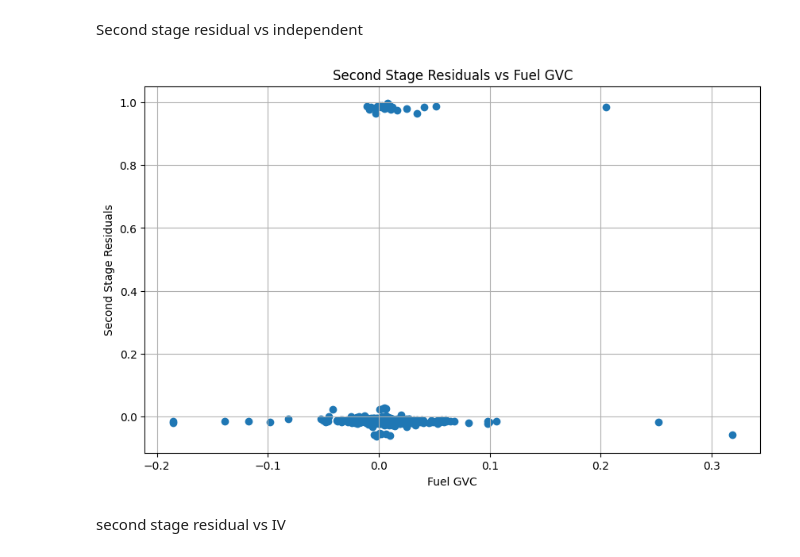
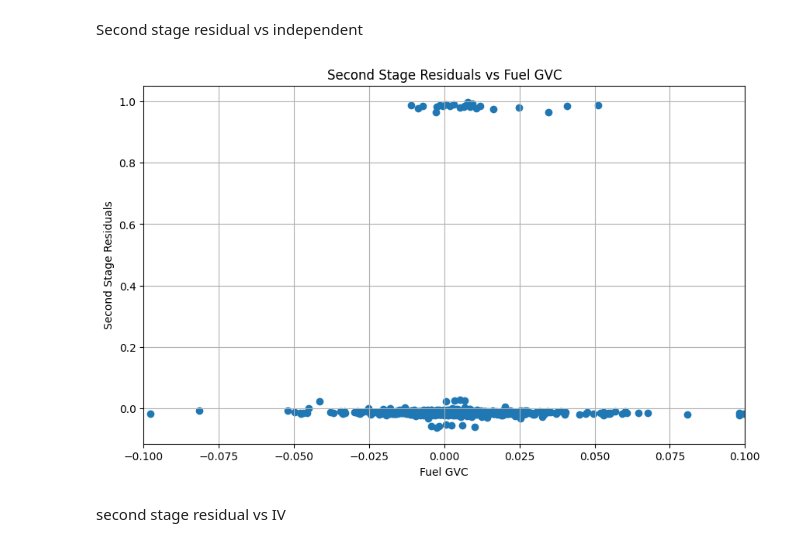
Before and after one commit to wanranzhao/ECMA31320-project, a Jupyter notebook: code/Plots/plot.ipynb, the cells around one changed output. Saved outputs shown, nothing was run; the diff lists cells and outputs as text; code cells hidden in the pictures.

```diff
--- a/code/Plots/plot.ipynb
+++ b/code/Plots/plot.ipynb
@@ -121,34 +121,37 @@ X_first = df[['trans_outp_p', 'decade',
                          'logmountain', 'ethnic_fractionalization',
                          'religion_fractionalization', 'language_fractionalization',
                          'leg_british', 'opec',
                          'logpop_M_diff', 'logpopdens_diff', 'logoutreg_diff', 'ecgrowth_demeaned', 'democracy_diff']]  # iv and controls
 y_first = df['s6']
 model_first = LinearRegression()
 model_first.fit(X_first, y_first)
 
 # Calculate the predicted values for the second stage regression
 df['predicted_fuel_gvc'] = model_first.predict(X_first)
 
 # Run the second stage regression
 X_second = df[['predicted_fuel_gvc']]  # predicted endogenous variable
 y_second = df['onset2COWCS']  # dependent variable
 model_second = LinearRegression()
 model_second.fit(X_second, y_second)
 
 # Calculate the residuals
 y_pred_second = model_second.predict(X_second)
 residuals_second = y_second - y_pred_second
 
 # Plot the residuals against the predicted endogenous variable
 plt.figure(figsize=(10, 6))
 plt.scatter(df['s6'], residuals_second)
 plt.xlabel('Fuel GVC')
 plt.ylabel('Second Stage Residuals')
 plt.title('Second Stage Residuals vs Fuel GVC')
 plt.grid(True)
+
+plt.xlim(-0.1, 0.1)
+
 plt.show()
 # %% [output]
-[figure, old version]
+[figure, new version]
 # %% [markdown]
 second stage residual vs IV
 # %%
```
Also changed, not shown: 10 other files.
